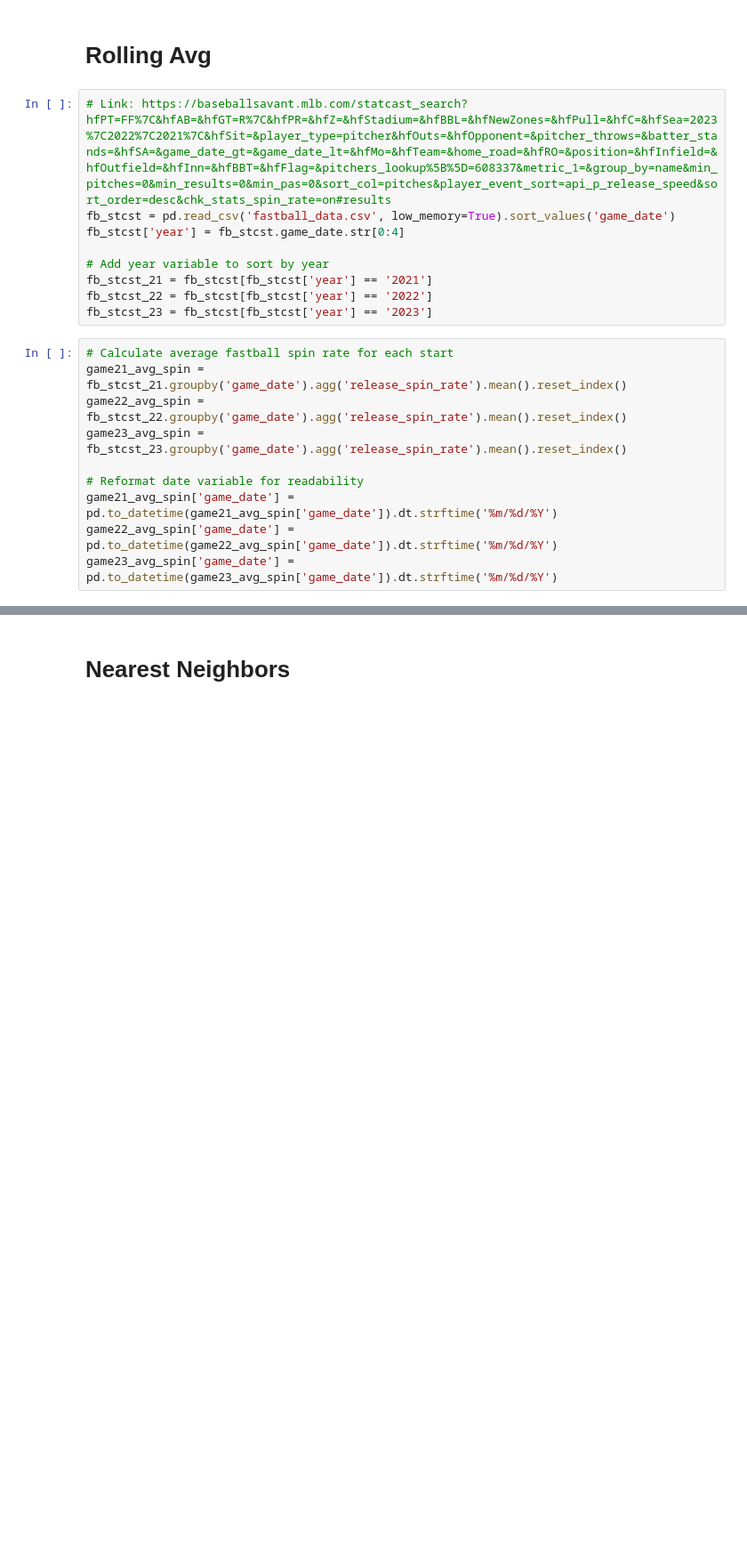
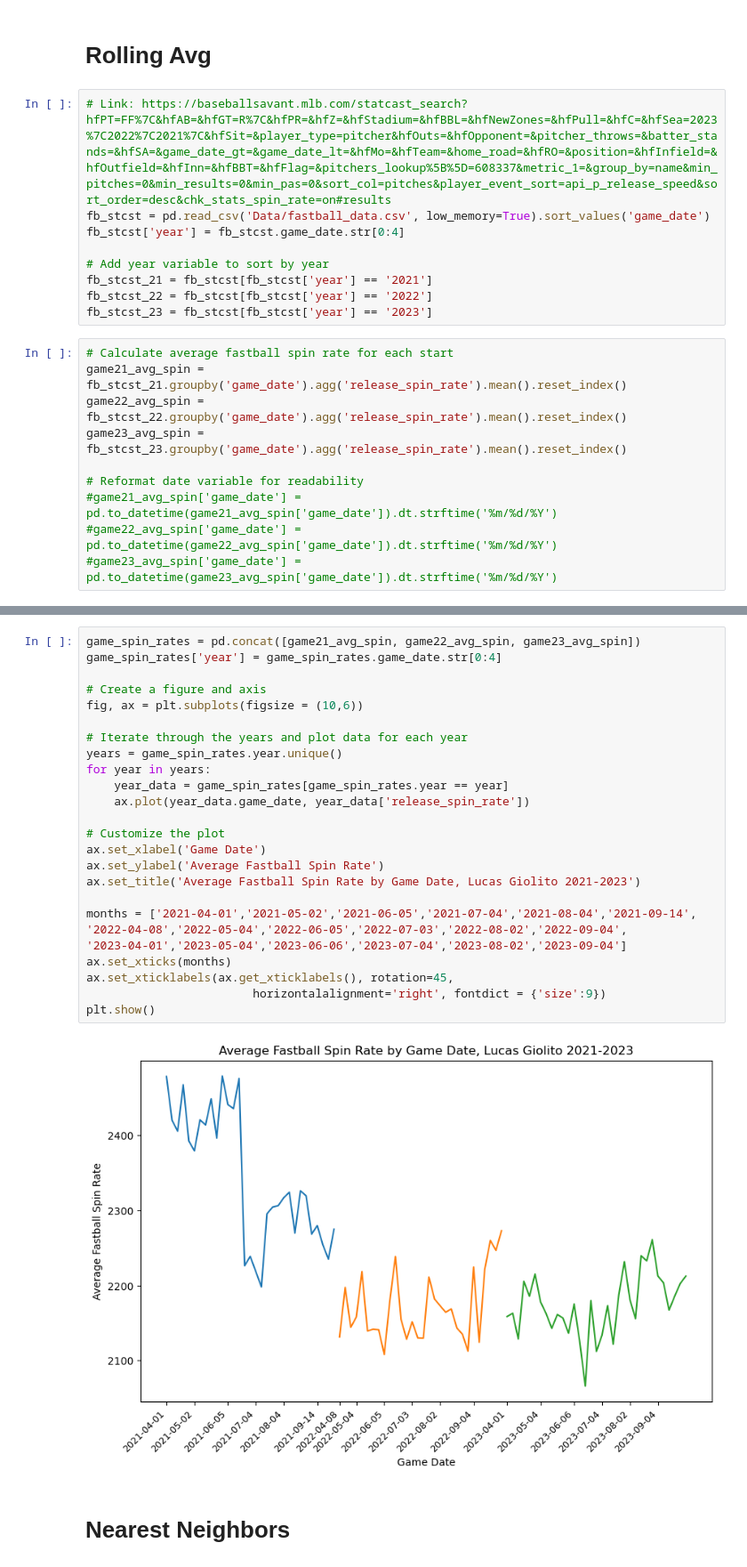
Before and after one commit to joshsalce/Giolito-Eval, a Jupyter notebook: Giolito.ipynb, the cells around one changed output, grey strips where cells are left out. Shown at 89% size. Drawn from its saved outputs; the diff is of its cells as text; blank space fills up the shorter version.

```diff
--- a/Giolito.ipynb
+++ b/Giolito.ipynb
@@ -12,7 +12,7 @@ warnings.filterwarnings('ignore')
 # Rolling Avg
 # %%
 # Link: https://baseballsavant.mlb.com/statcast_search?hfPT=FF%7C&hfAB=&hfGT=R%7C&hfPR=&hfZ=&hfStadium=&hfBBL=&hfNewZones=&hfPull=&hfC=&hfSea=2023%7C2022%7C2021%7C&hfSit=&player_type=pitcher&hfOuts=&hfOpponent=&pitcher_throws=&batter_stands=&hfSA=&game_date_gt=&game_date_lt=&hfMo=&hfTeam=&home_road=&hfRO=&position=&hfInfield=&hfOutfield=&hfInn=&hfBBT=&hfFlag=&pitchers_lookup%5B%5D=608337&metric_1=&group_by=name&min_pitches=0&min_results=0&min_pas=0&sort_col=pitches&player_event_sort=api_p_release_speed&sort_order=desc&chk_stats_spin_rate=on#results
-fb_stcst = pd.read_csv('fastball_data.csv', low_memory=True).sort_values('game_date')
+fb_stcst = pd.read_csv('Data/fastball_data.csv', low_memory=True).sort_values('game_date')
 fb_stcst['year'] = fb_stcst.game_date.str[0:4]
 
 # Add year variable to sort by year
@@ -26,6 +26,6 @@ game22_avg_spin = fb_stcst_22.groupby('game_date').agg('release_spin_rate').mean
 game23_avg_spin = fb_stcst_23.groupby('game_date').agg('release_spin_rate').mean().reset_index()
 
 # Reformat date variable for readability
-game21_avg_spin['game_date'] = pd.to_datetime(game21_avg_spin['game_date']).dt.strftime('%m/%d/%Y')
-game22_avg_spin['game_date'] = pd.to_datetime(game22_avg_spin['game_date']).dt.strftime('%m/%d/%Y')
-game23_avg_spin['game_date'] = pd.to_datetime(game23_avg_spin['game_date']).dt.strftime('%m/%d/%Y')
+#game21_avg_spin['game_date'] = pd.to_datetime(game21_avg_spin['game_date']).dt.strftime('%m/%d/%Y')
+#game22_avg_spin['game_date'] = pd.to_datetime(game22_avg_spin['game_date']).dt.strftime('%m/%d/%Y')
+#game23_avg_spin['game_date'] = pd.to_datetime(game23_avg_spin['game_date']).dt.strftime('%m/%d/%Y')
@@ -66,3 +32,30 @@ plt.show()
+# %%
+game_spin_rates = pd.concat([game21_avg_spin, game22_avg_spin, game23_avg_spin])
+game_spin_rates['year'] = game_spin_rates.game_date.str[0:4]
+
+# Create a figure and axis
+fig, ax = plt.subplots(figsize = (10,6))
+
+# Iterate through the years and plot data for each year
+years = game_spin_rates.year.unique()
+for year in years:
+    year_data = game_spin_rates[game_spin_rates.year == year]
+    ax.plot(year_data.game_date, year_data['release_spin_rate'])
+
+# Customize the plot
+ax.set_xlabel('Game Date')
+ax.set_ylabel('Average Fastball Spin Rate')
+ax.set_title('Average Fastball Spin Rate by Game Date, Lucas Giolito 2021-2023')
+
+months = ['2021-04-01','2021-05-02','2021-06-05','2021-07-04','2021-08-04','2021-09-14',
+'2022-04-08','2022-05-04','2022-06-05','2022-07-03','2022-08-02','2022-09-04',
+'2023-04-01','2023-05-04','2023-06-06','2023-07-04','2023-08-02','2023-09-04']
+ax.set_xticks(months)
+ax.set_xticklabels(ax.get_xticklabels(), rotation=45,
+                        horizontalalignment='right', fontdict = {'size':9})
+plt.show()
+# %% [output]
+[figure, added]
 # %% [markdown]
 # Nearest Neighbors
 # %%
```
Also changed, not shown: parts of 8 cells of this notebook, 1 other file.
